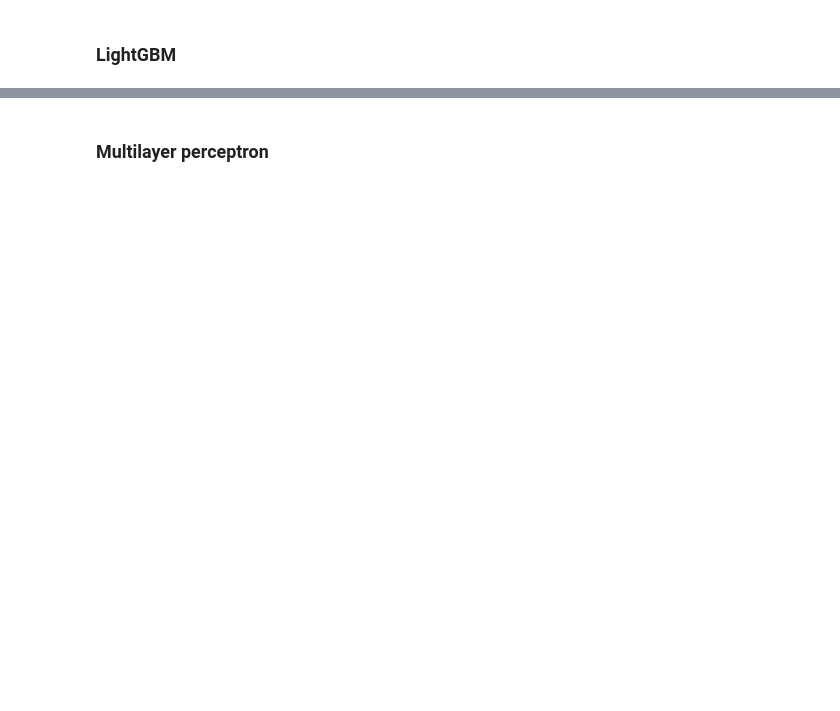
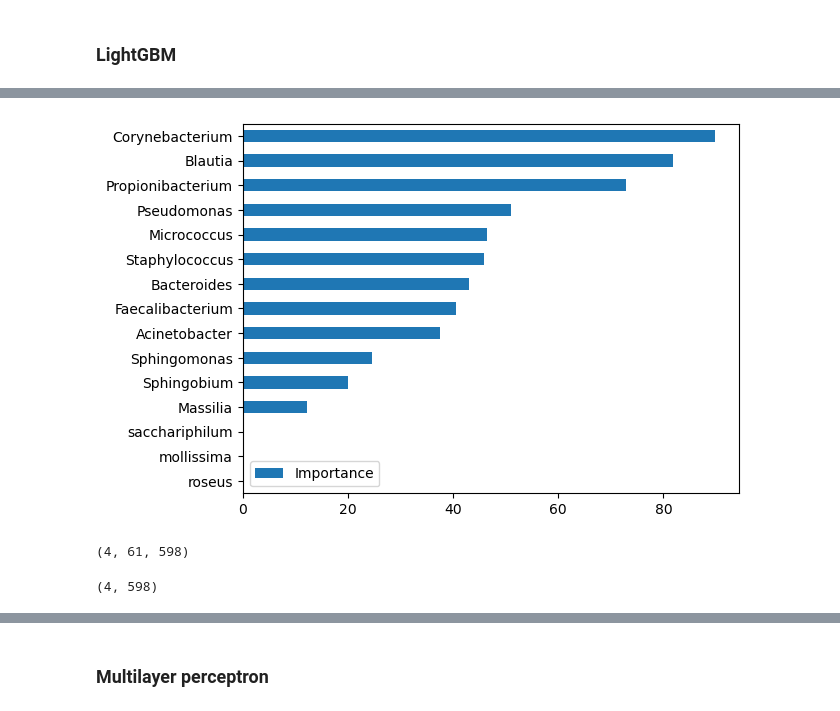
Before and after one commit to freafin/Bacteriological, a Jupyter notebook: desl/Genus_DESLbactCV.ipynb, the cells around one changed output, grey strips where cells are left out. Drawn from its saved outputs; the diff is of its cells as text; code cells hidden in the pictures; blank space fills up the shorter version.

```diff
--- a/desl/Genus_DESLbactCV.ipynb
+++ b/desl/Genus_DESLbactCV.ipynb
@@ -232,12 +183,0 @@ len(shap_importances_complete_xgb)
-# %%
-
-
-for idx, estimator in enumerate(xgb_scores['estimator']):
-    print(f'The most important features for estimator {idx}:')
-    feature_importances = pd.DataFrame(estimator.feature_importances_,
-                                       index=X.columns,
-                                       columns=['Importance']).sort_values('Importance', ascending=False)
-    print(feature_importances)
-    feature_importances_complete.append(feature_importances)
-
-feature_importances_complete = pd.concat(feature_importances_complete)
@@ -302,7 +224,12 @@ lgbm_scores
 # %%
+feature_importances_complete_lgb = []
+
 for idx, estimator in enumerate(lgbm_scores['estimator']):
     print(f'The most important features for estimator {idx}:')
-    feature_importances = pd.DataFrame(estimator.feature_importances_,
+    feature_importances_lgb = pd.DataFrame(estimator.feature_importances_,
                                        index=X.columns,
                                        columns=['Importance']).sort_values('Importance', ascending=False)
-    print(feature_importances)
+    print(feature_importances_lgb)
+    feature_importances_complete_lgb.append(feature_importances_lgb)
+
+feature_importances_complete_lgb = pd.concat(feature_importances_complete_lgb)
@@ -308,0 +270,2 @@ for idx, estimator in enumerate(lgbm_scores['estimator']):
+# %%
+fic_lgb = feature_importances_complete_lgb.groupby(level=0).mean().sort_values('Importance', ascending=False)
@@ -308,0 +291,5 @@ for idx, estimator in enumerate(lgbm_scores['estimator']):
+# %%
+plot_fic_lgb = fic_lgb[:15]
+plot_fic_lgb.plot(kind='barh').invert_yaxis()
+# %% [output]
+[figure, added]
@@ -308,0 +302,4 @@ for idx, estimator in enumerate(lgbm_scores['estimator']):
+# %%
+np.shape(shap_valueslgb)
+# %% [output]
+(4, 61, 598)
@@ -308,0 +308,4 @@ for idx, estimator in enumerate(lgbm_scores['estimator']):
+# %%
+np.shape(shap_valueslgb_mean)
+# %% [output]
+(4, 598)
```
Also changed, not shown: parts of 22 cells of this notebook.
